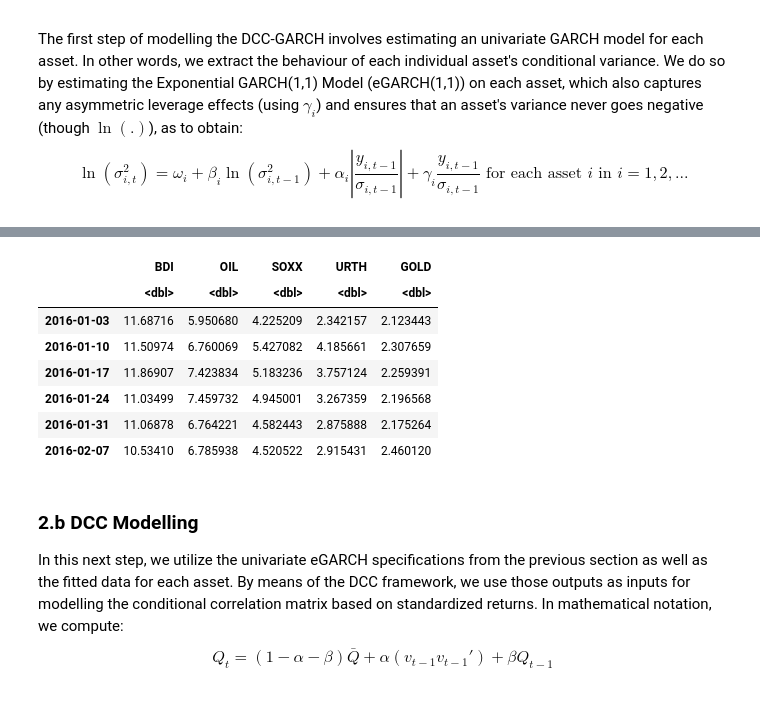
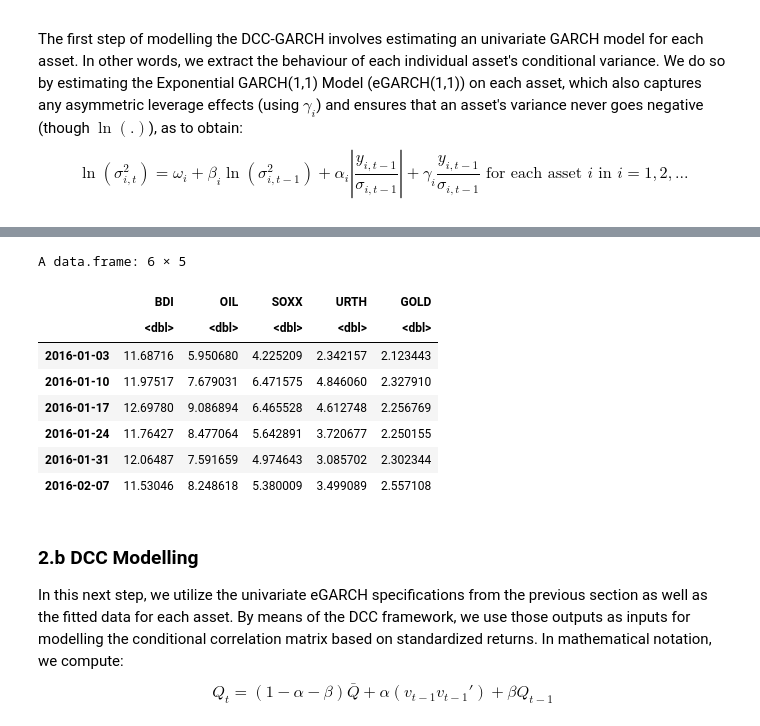
Before and after one commit to VAPopa7/dcc-modelling, a Jupyter notebook: main.ipynb, the cells around one changed output, grey strips where cells are left out. Cells and saved outputs as stored; diff of their text form; code cells hidden in the pictures.

```diff
--- a/main.ipynb
+++ b/main.ipynb
@@ -53,8 +53,8 @@ my_garch <- function(returns_scaled){
     # Specify our GARCH model: how do individual variances behave?
     uspec <- ugarchspec(
         mean.model = list(armaOrder = c(0,0), include.mean = FALSE),
-        variance.model = list(model = "sGARCH"),
-        distribution.model = "norm")
+        variance.model = list(model = "eGARCH"),
+        distribution.model = "std")
 
     # Replicate the univariate GARCH model across all assets
     mspec <- multispec(replicate(ncol(returns_scaled), uspec))
@@ -86,11 +94,12 @@ A data.frame: 6 × 5
+A data.frame: 6 × 5
 |  | BDI | OIL | SOXX | URTH | GOLD |
 |  | <dbl> | <dbl> | <dbl> | <dbl> | <dbl> |
 | 2016-01-03 | 11.68716 | 5.950680 | 4.225209 | 2.342157 | 2.123443 |
-| 2016-01-10 | 11.50974 | 6.760069 | 5.427082 | 4.185661 | 2.307659 |
-| 2016-01-17 | 11.86907 | 7.423834 | 5.183236 | 3.757124 | 2.259391 |
-| 2016-01-24 | 11.03499 | 7.459732 | 4.945001 | 3.267359 | 2.196568 |
-| 2016-01-31 | 11.06878 | 6.764221 | 4.582443 | 2.875888 | 2.175264 |
-| 2016-02-07 | 10.53410 | 6.785938 | 4.520522 | 2.915431 | 2.460120 |
+| 2016-01-10 | 11.97517 | 7.679031 | 6.471575 | 4.846060 | 2.327910 |
+| 2016-01-17 | 12.69780 | 9.086894 | 6.465528 | 4.612748 | 2.256769 |
+| 2016-01-24 | 11.76427 | 8.477064 | 5.642891 | 3.720677 | 2.250155 |
+| 2016-01-31 | 12.06487 | 7.591659 | 4.974643 | 3.085702 | 2.302344 |
+| 2016-02-07 | 11.53046 | 8.248618 | 5.380009 | 3.499089 | 2.557108 |
 # %% [markdown]
 ### 2.b DCC Modelling
 
```
Also changed, not shown: parts of 5 cells of this notebook, 3 other files.
